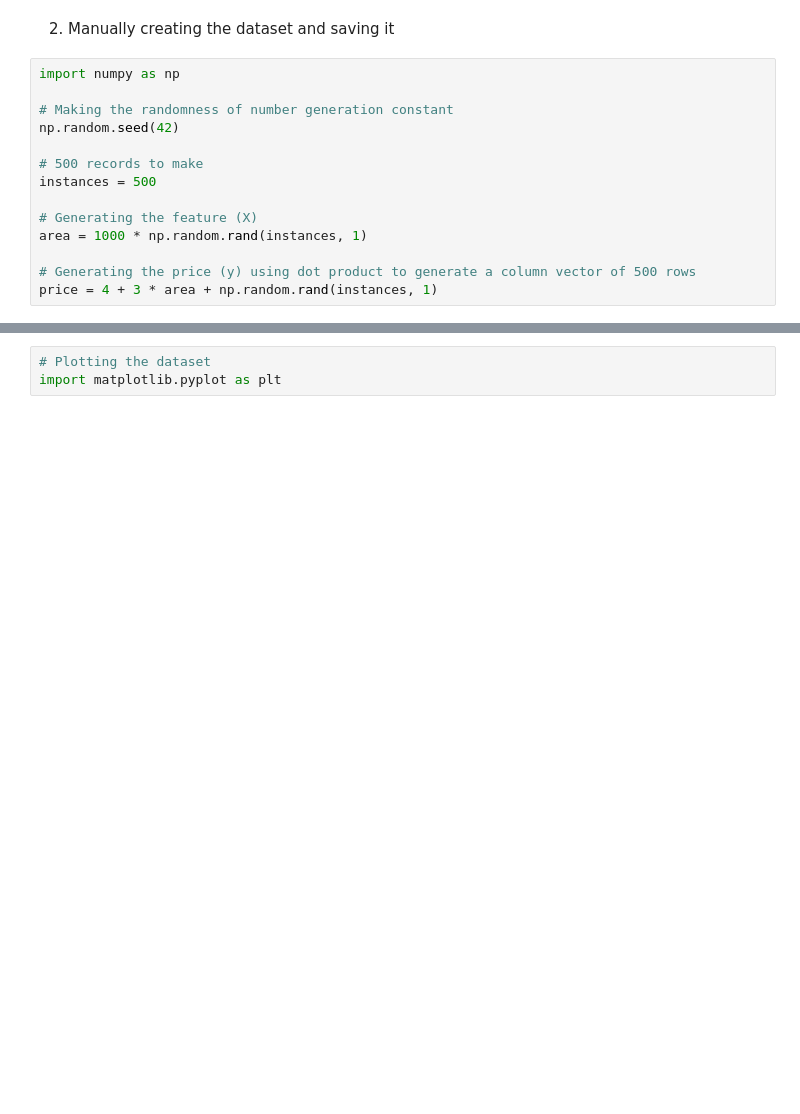
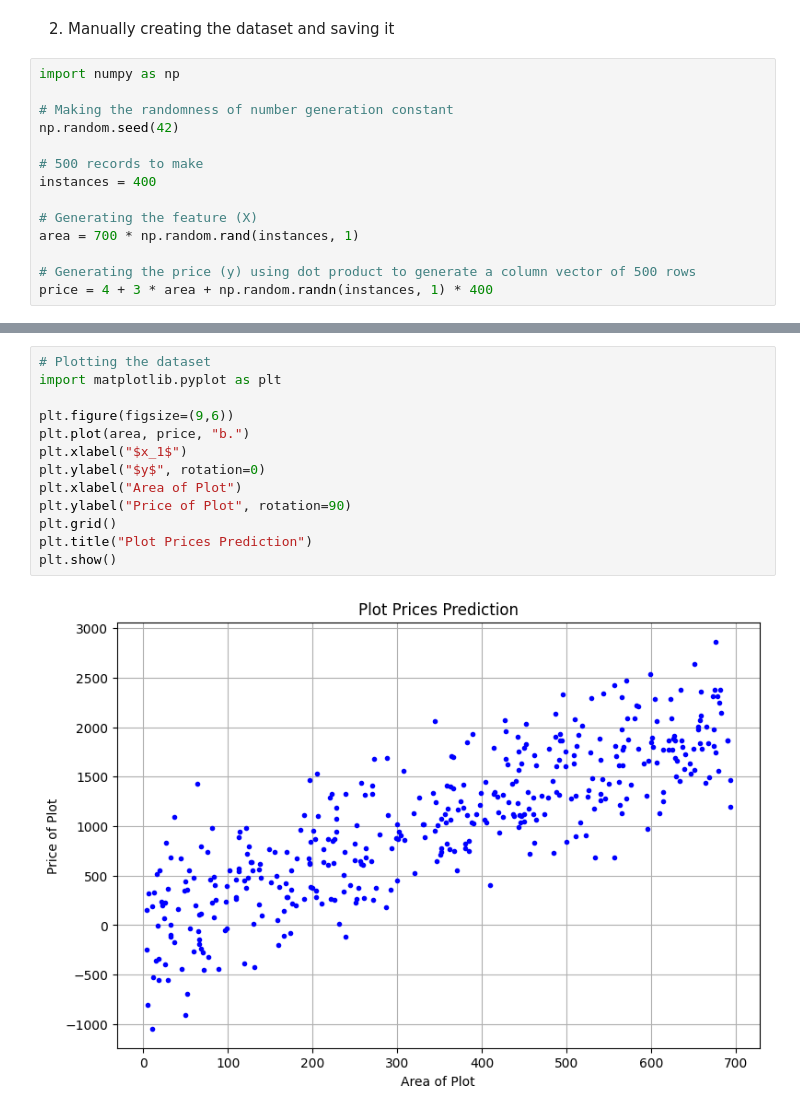
Before and after one commit to Wania-n/ML_A-02_Price-Prediction, a Jupyter notebook: 22i-2369_ML_A2.ipynb, the cells around one changed output, grey strips where cells are left out. Drawn from its saved outputs; the diff is of its cells as text; blank space fills up the shorter version.

Commit message:
Graph created

```diff
--- a/22i-2369_ML_A2.ipynb
+++ b/22i-2369_ML_A2.ipynb
@@ -22,13 +22,13 @@ import numpy as np
 np.random.seed(42)
 
 # 500 records to make
-instances = 500
+instances = 400
 
 # Generating the feature (X)
-area = 1000 * np.random.rand(instances, 1)
+area = 700 * np.random.rand(instances, 1)
 
 # Generating the price (y) using dot product to generate a column vector of 500 rows
-price = 4 + 3 * area + np.random.rand(instances, 1)
+price = 4 + 3 * area + np.random.randn(instances, 1) * 400
 # %%
 # Verifiying the features
 print(area)
@@ -74,3 +74,15 @@ print(price)
-# %%
-# Plotting the dataset
-import matplotlib.pyplot as plt
+# %%
+# Plotting the dataset
+import matplotlib.pyplot as plt
+
+plt.figure(figsize=(9,6))
+plt.plot(area, price, "b.")
+plt.xlabel("$x_1$")
+plt.ylabel("$y$", rotation=0)
+plt.xlabel("Area of Plot")
+plt.ylabel("Price of Plot", rotation=90)
+plt.grid()
+plt.title("Plot Prices Prediction")
+plt.show()
+# %% [output]
+[figure, added]
```
Also changed, not shown: parts of 3 cells of this notebook.
